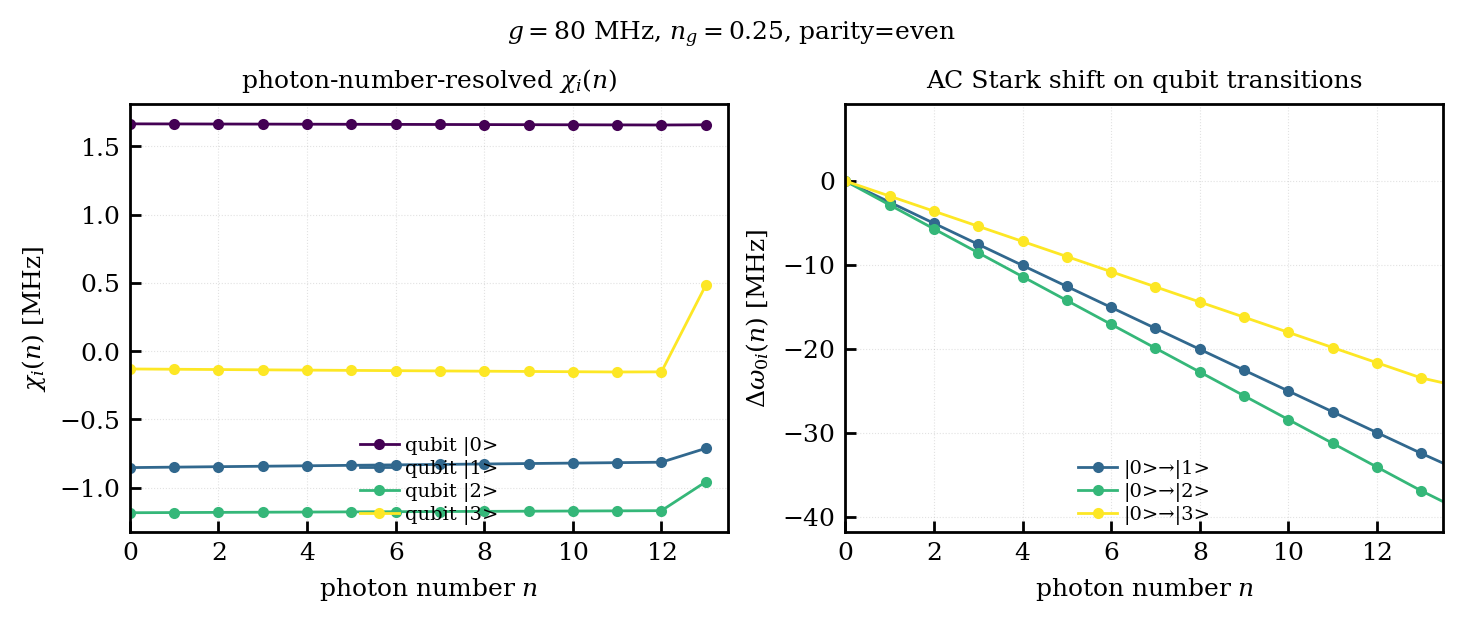
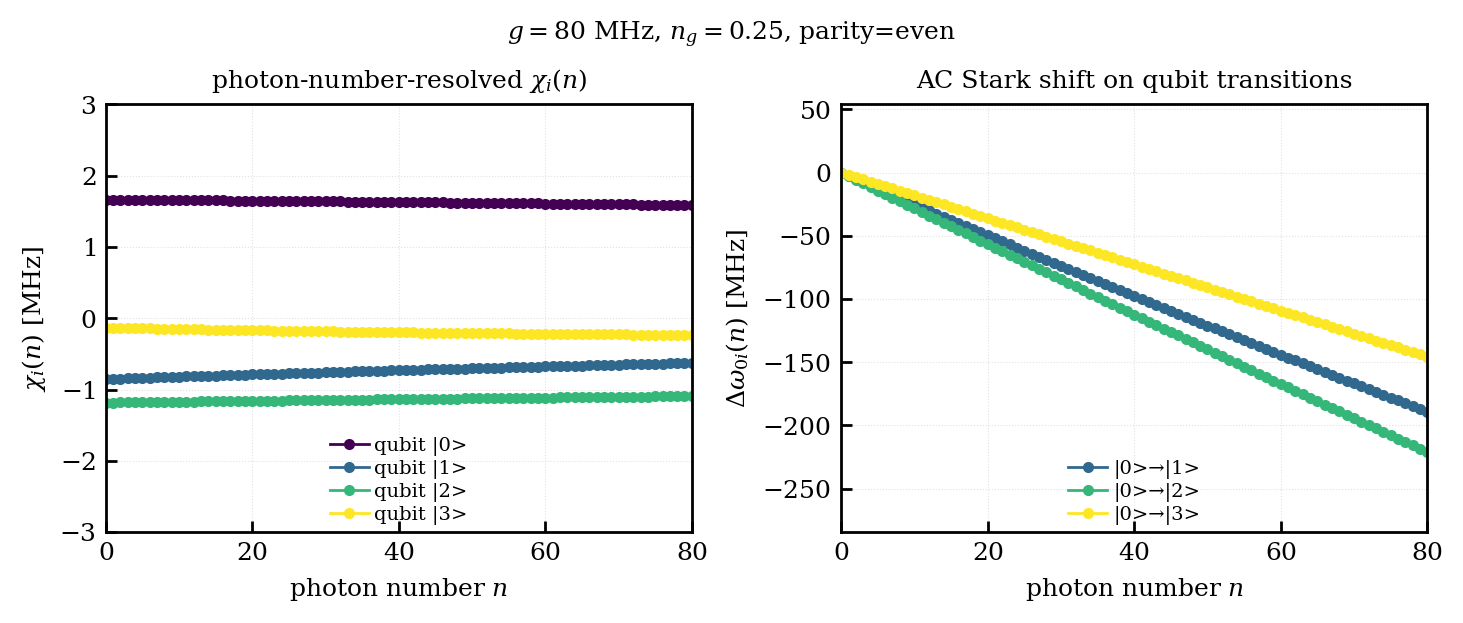
The notebook cell's code change between the first figure and the second:
--- before
+++ after
@@ -16,5 +16,6 @@
     ax1.legend(fontsize=7)
     ax1.grid(alpha=0.3)
-    ax1.set_xlim(0, 13.5)
+    ax1.set_xlim(0, 80)
+    ax1.set_ylim(-3, 3)
     ax1.set_title(r'photon-number-resolved $\chi_i(n)$', fontsize=9)
 
@@ -24,5 +25,5 @@
                  color=cmap(i / max(qubit_stark.shape[0]-1, 1)),
                  label=f'|0>→|{i}>')
-    ax2.set_xlim(0, 13.5)
+    ax2.set_xlim(0, 80)
     ax2.set_xlabel('photon number $n$')
     ax2.set_ylabel(r'$\Delta\omega_{0i}(n)$ [MHz]')

Commit: More plot on Kerr, AC Stark and dispersion